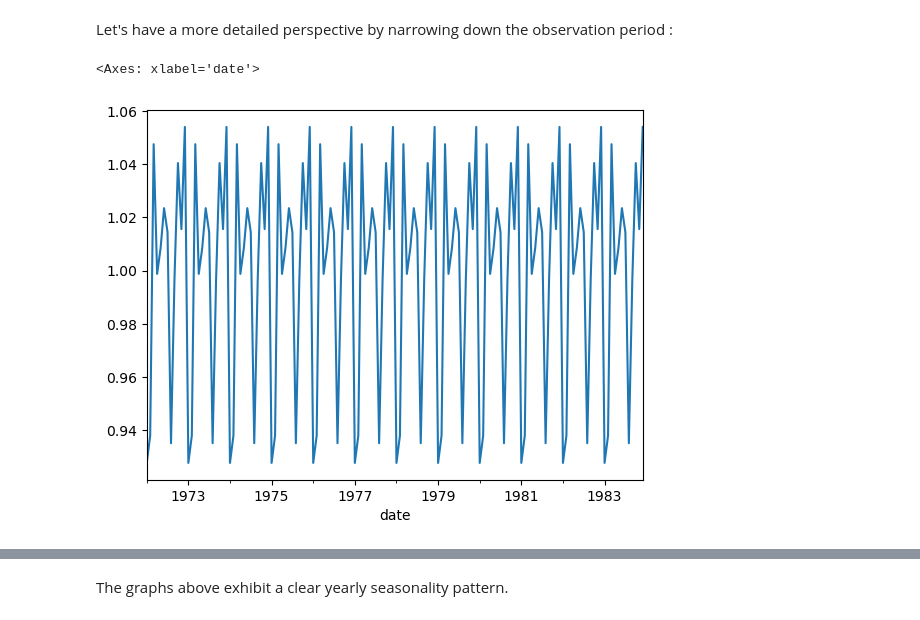
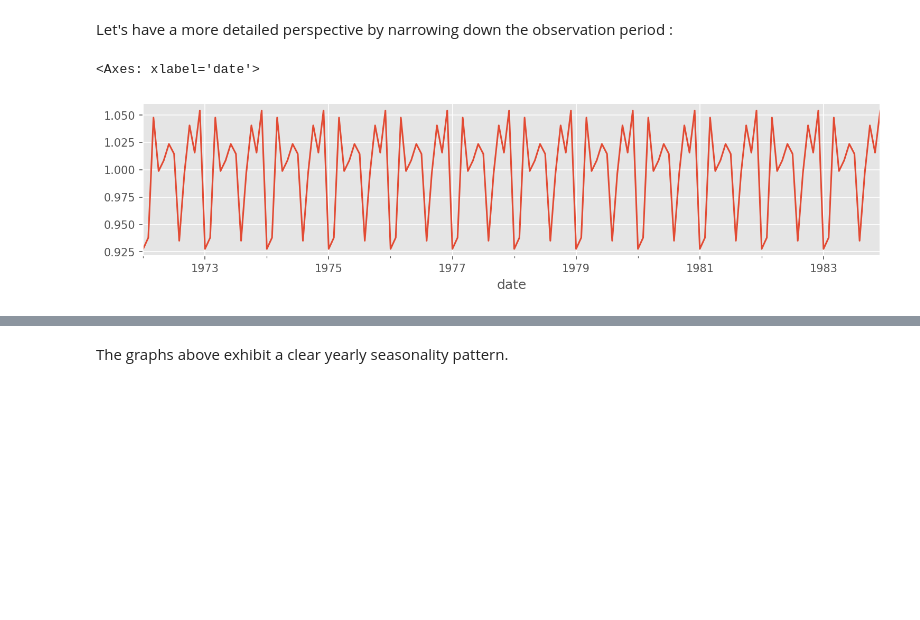
Before and after one commit to Fitahiana4/Statistical_ensemble_model_for_global_trade_forecasting, a Jupyter notebook: Notebook.ipynb, the cells around one changed output, grey strips where cells are left out. Drawn from its saved outputs; the diff is of its cells as text; code cells hidden in the pictures; blank space fills up the shorter version.

```diff
--- a/Notebook.ipynb
+++ b/Notebook.ipynb
@@ -143,0 +141,9 @@ plt.show()
+# %%
+plt.style.use('ggplot')
+fig,ax=plt.subplots(figsize=(7.5,5),dpi=150)
+plt.boxplot(Y_df['trade_volume'])
+plt.xlabel('Trade Volume Distribution')
+plt.xticks(ticks=[])
+plt.yticks(ticks=list(range(0, 3000000, 500000)), labels=["0", "500", "1 000", "1 500", "2 000", "2 500"])
+plt.ylabel('Global trade volume (Current USD, billions)')
+plt.show()
@@ -176,0 +180,29 @@ plt.show()
+# %%
+plt.style.use('ggplot')
+
+# Time series decomposition
+result = seasonal_decompose(Y_df["trade_volume"], model='multiplicative')
+
+# Displaying the components
+plt.figure(figsize=(15, 8),dpi=150)
+
+plt.subplot(411)
+plt.plot(result.observed, label='Observed')
+plt.yticks(ticks=list(range(0, 3000000, 500000)), labels=["0", "500", "1 000", "1 500", "2 000", "2 500"])
+plt.legend()
+
+plt.subplot(412)
+plt.plot(result.trend, label='Trend')
+plt.yticks(ticks=list(range(0, 3000000, 500000)), labels=["0", "500", "1 000", "1 500", "2 000", "2 500"])
+plt.legend()
+
+plt.subplot(413)
+plt.plot(result.seasonal, label='Seasonal')
+plt.legend()
+
+plt.subplot(414)
+plt.plot(result.resid, label='Residual')
+plt.legend()
+
+plt.xlabel('Year')
+plt.show()
@@ -179,8 +213,10 @@ We can see that the global volume of goods trade has been on an upward trend sin
 # %% [markdown]
 Let's have a more detailed perspective by narrowing down the observation period :
 # %%
+plt.style.use('ggplot')
+plt.figure(figsize=(12,2.5),dpi=150)
 seasonal_decompose(Y_df["trade_volume"], model='multiplicative').seasonal[144:288].plot()
 # %% [output]
 <Axes: xlabel='date'>
-[figure, old version]
+[figure, new version]
 # %%
```
Also changed, not shown: parts of 18 cells of this notebook.
